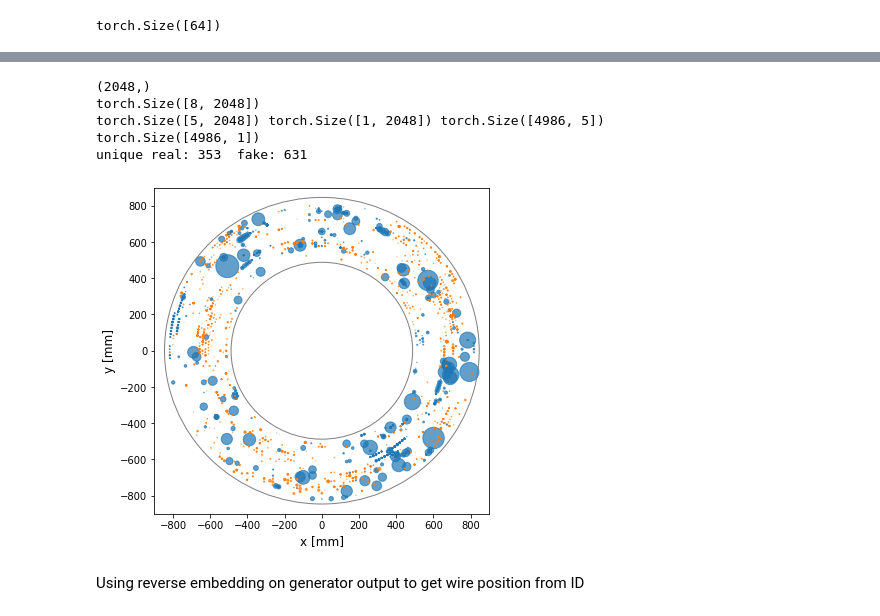
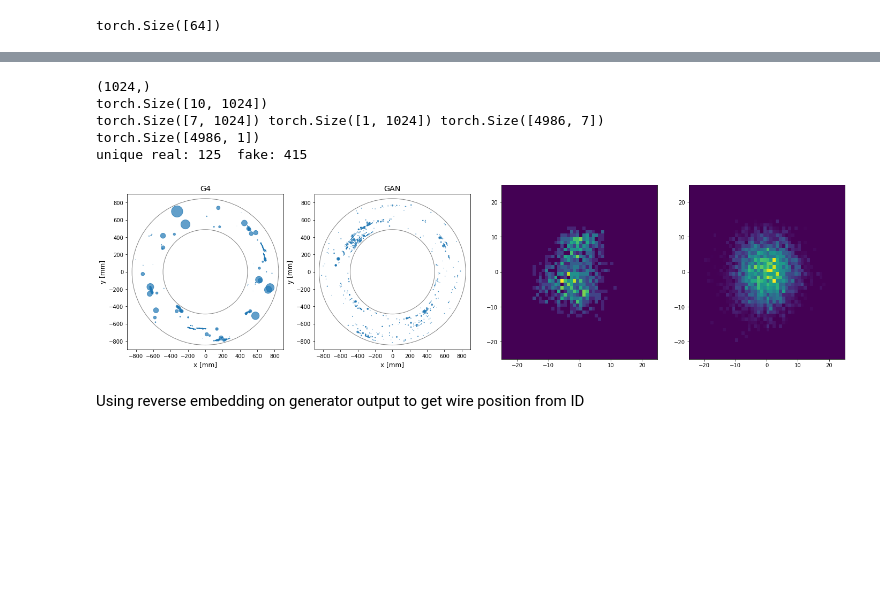
Before and after one commit to mdubouch/noise-gan, a Jupyter notebook: noise_info.ipynb, the cells around one changed output, grey strips where cells are left out. Cells and saved outputs as stored; diff of their text form; code cells hidden in the pictures; blank space fills up the shorter version.

Commit message:
FC + Conv GAN, embed trained on reconstructible hits

```diff
--- a/noise_info.ipynb
+++ b/noise_info.ipynb
@@ -177,0 +235,12 @@ array([(1.65391964e-06, 7.17905639e+03, 5.56239699e+02, 8.05828593e+03, 9.273742
+# %%
+# /!\ Careful memory hungry!
+# Let's do it in steps
+N_steps = 10
+rconst_wx, rconst_wy = wire_pos(rconst_wire[:rconst.size // N_steps])
+
+for i in range(1,N_steps):
+    _wx, _wy = wire_pos(rconst_wire[i*rconst.size//N_steps:(i+1)*rconst.size//N_steps])
+    rconst_wx = np.concatenate([rconst_wx, _wx])
+    rconst_wy = np.concatenate([rconst_wy, _wy])
+
+print(rconst_wx.size, rconst_wy.size, rconst_pid.size)
@@ -319,6 +391,6 @@ torch.Size([3, 62815, 1]) torch.Size([1, 62815, 1])
 # %%
 def define_context(window_size):
-    train = wire
+    train = rconst_wire
     #train = torch.from_numpy(train).unsqueeze(0).long()
     words = []
     context = []
@@ -337,7 +409,7 @@ def define_context(window_size):
 
     return torch.from_numpy(words).cuda(), torch.from_numpy(context).cuda()
 
-context_size = 4
+context_size = 2
 words, context = define_context(context_size // 2)
 # %%
 print(words.shape, context.shape)
@@ -386,11 +458,10 @@ class LinearModel(nn.Module):
 class CBOWModel(nn.Module):
     def __init__(self, context_size):
         super().__init__()
-        self.embed_dims = 5
+        self.embed_dims = 7
         self.seq_len = context_size
         self.embed = nn.Embedding(num_embeddings=cum_n_wires[-1], embedding_dim=self.embed_dims)
         self.embed.weight.data.uniform_(-1,1)
-        self.act = nn.ReLU()
         self.lin1 = nn.Linear(context_size * self.embed_dims, cum_n_wires[-1], bias=False)
 
     def forward(self, x):
@@ -1240,44 +1308,66 @@ plt.show()
 # %%
 def compare(n_hits):
 
-    plt.figure(figsize=(6,6))
-    only_walls(plt.gca())
+    plt.figure(figsize=(24,6))
 
     i = np.random.randint(0, wx.size - n_hits)
     real_wire = wire[i:i+n_hits]
     real_edep = edep[i:i+n_hits]
     print(real_wire.shape)
-    plt.scatter(wire_x[real_wire], wire_y[real_wire], s=real_edep*1e3, alpha=0.7)
+    plt.subplot(141)
+    plt.title('G4')
+    only_walls(plt.gca())
+    plt.gca().set_aspect(1)
+    plt.scatter(wire_x[real_wire], wire_y[real_wire], s=real_edep * 1e3, alpha=0.7)
 
     fake_sample = sample_fake(n_hits // hit_group_size).permute(1, 0, 2).flatten(1, 2)
     fake_sample = minmax_descale(fake_sample, train_min, train_max).detach().cpu()
     print(fake_sample.shape) # n_features, n_hit
-    embed_pos = fake_sample[-5:]
+    fake_edep = np.power(10, fake_sample[0])
+    embed_pos = fake_sample[3:]
+    plt.subplot(143)
+    _range = 25
+    plt.hist2d(embed_pos[0].numpy(), embed_pos[1].numpy(), bins=50, density=True, range=[[-_range, _range], [-_range, _range]]);
+    plt.subplot(144)
+    plt.hist2d(embedded_wire[:,0].detach().cpu().numpy(), embedded_wire[:,1].detach().cpu().numpy(), bins=50, density=True, range=[[-_range, _range], [-_range, _range]]);
+    #plt.hist(embedded_wire[:,0].detach().cpu(), bins=50, density=True);
 
     pos_norm = torch.norm(embed_pos, dim=0, keepdim=True)
     print(embed_pos.shape, pos_norm.shape, model.embed.weight.data.shape)
     weights = model.embed.weight.data.detach()
     weight_norm = torch.norm(weights, dim=1, keepdim=True)
     print(weight_norm.shape)
+
+    dist = torch.tensordot((embed_pos / pos_norm).T, (weights / weight_norm).T, dims=1)
+    #dot = torch.tensordot((embed_pos / 1).T, (weights / 1).T, dims=1)
+    #dist = torch.cdist(embed_pos.T, weights, p=2)
+    #print(dist.shape) # n_hit, 4986
+
+    #nearest = torch.multinomial(dist, 1, replacement=True).squeeze()
+    #print(nearest.shape) # n_hit
     #return
 
-    dot = torch.tensordot((embed_pos / pos_norm).T, (weights / weight_norm).T, dims=1)
     #print(dot.shape) # n_hit, 4986
-    nearest = torch.argmax(dot, dim=1)
+    #nearest = torch.argmax(dot, dim=1)
+    nearest = torch.argmax(dist, dim=1)
     #print(nearest.shape) # n_hit
 
-    plt.scatter(wire_x[nearest], wire_y[nearest], s=np.power(10,fake_sample[0]) * 1e3, alpha=0.7)
+    plt.subplot(142)
+    plt.title('GAN')
+    only_walls(plt.gca())
+    plt.gca().set_aspect(1)
+    plt.scatter(wire_x[nearest], wire_y[nearest], s=fake_edep*1e3, alpha=0.7)
 
     print('unique real: %d  fake: %d' % (np.unique(real_wire).size, np.unique(nearest).size))
 
-compare(2048)
+compare(1024)
 # %% [output]
-(2048,)
-torch.Size([8, 2048])
-torch.Size([5, 2048]) torch.Size([1, 2048]) torch.Size([4986, 5])
+(1024,)
+torch.Size([10, 1024])
+torch.Size([7, 1024]) torch.Size([1, 1024]) torch.Size([4986, 7])
 torch.Size([4986, 1])
-unique real: 353  fake: 631
+unique real: 125  fake: 415
-[figure, old version]
+[figure, new version]
 # %%
 from scipy.spatial.distance import cdist
 wire_count = cum_n_wires[-1]
```
Also changed, not shown: parts of 42 cells of this notebook.
